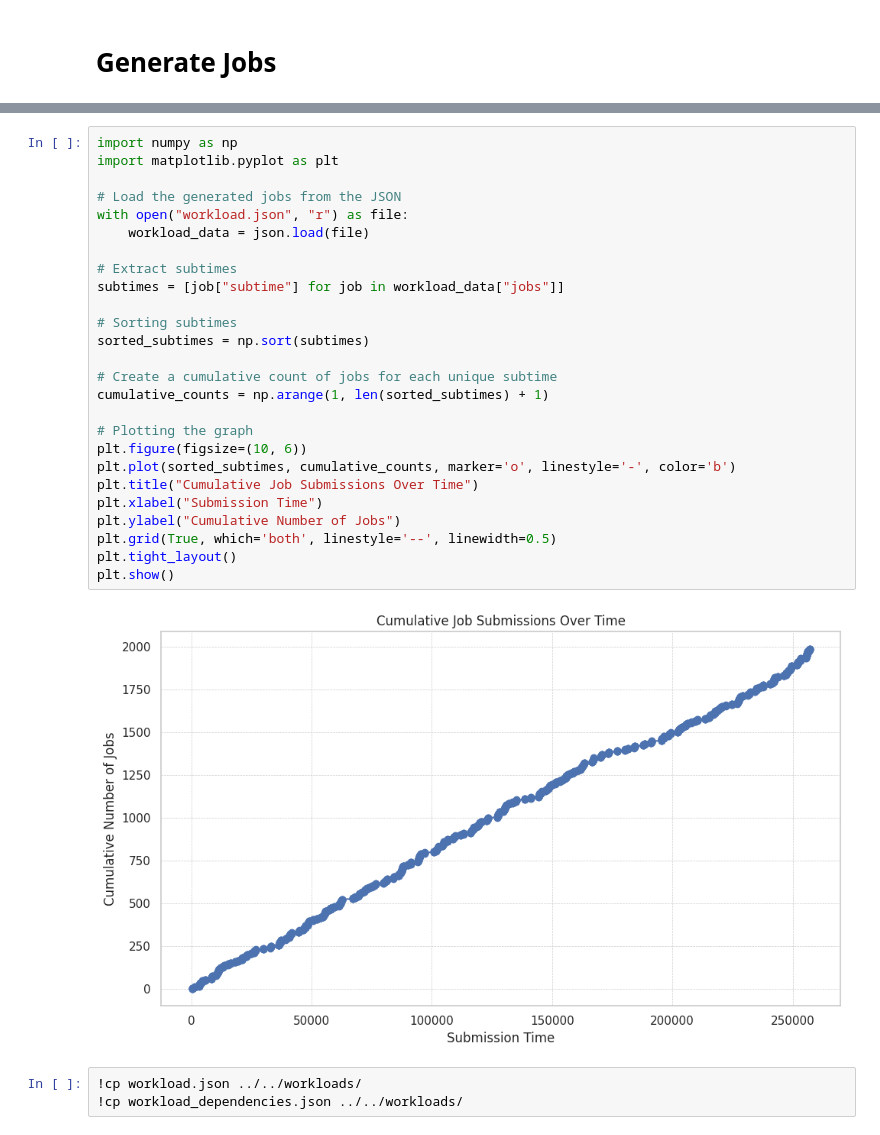
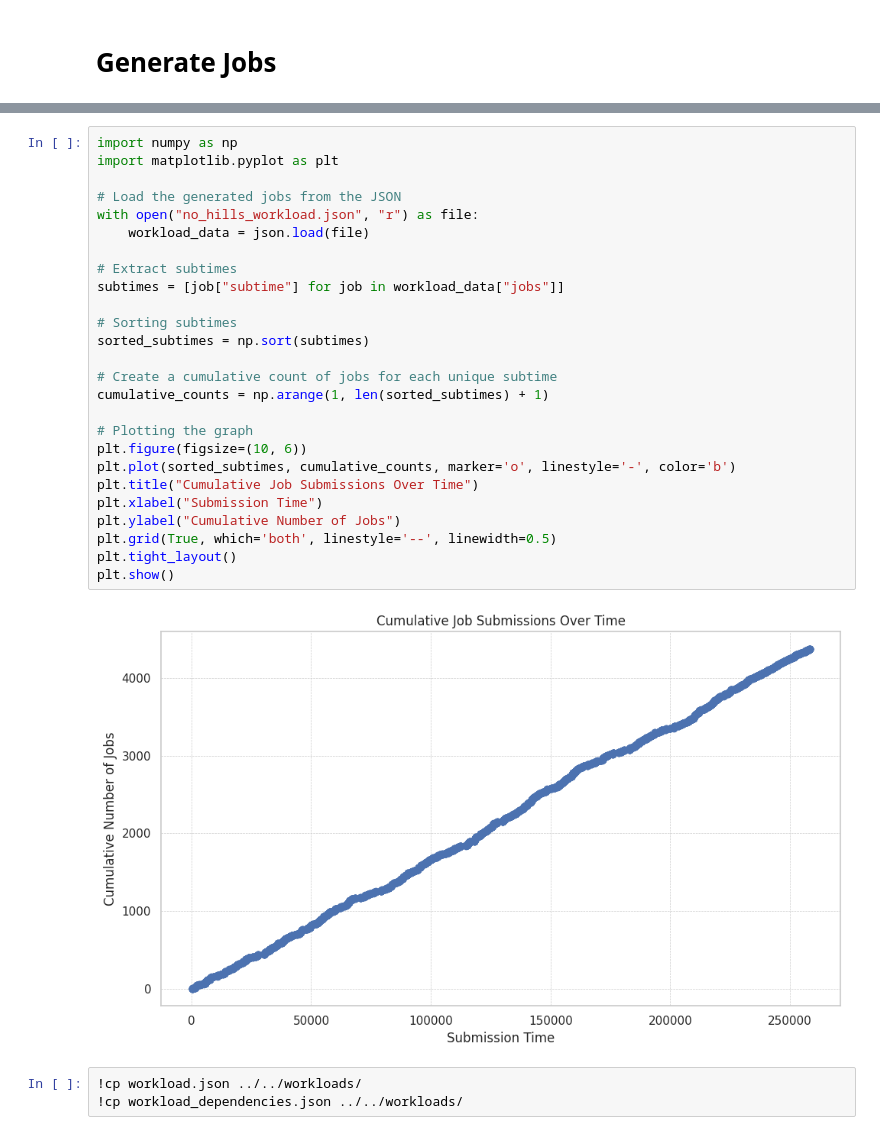
Before and after one commit to tanaxer01/bati-scheduler, a Jupyter notebook: workloads/generator/jobs_gen.ipynb, the cells around one changed output, grey strips where cells are left out. Drawn from its saved outputs; the diff is of its cells as text.

Commit message:
Workload stuff

```diff
--- a/workloads/generator/jobs_gen.ipynb
+++ b/workloads/generator/jobs_gen.ipynb
@@ -157,31 +238,31 @@ plot_jobs_per_hour('workload.json')
 # %%
 import numpy as np
 import matplotlib.pyplot as plt
 
 # Load the generated jobs from the JSON
-with open("workload.json", "r") as file:
+with open("no_hills_workload.json", "r") as file:
     workload_data = json.load(file)
 
 # Extract subtimes
 subtimes = [job["subtime"] for job in workload_data["jobs"]]
 
 # Sorting subtimes
 sorted_subtimes = np.sort(subtimes)
 
 # Create a cumulative count of jobs for each unique subtime
 cumulative_counts = np.arange(1, len(sorted_subtimes) + 1)
 
 # Plotting the graph
 plt.figure(figsize=(10, 6))
 plt.plot(sorted_subtimes, cumulative_counts, marker='o', linestyle='-', color='b')
 plt.title("Cumulative Job Submissions Over Time")
 plt.xlabel("Submission Time")
 plt.ylabel("Cumulative Number of Jobs")
 plt.grid(True, which='both', linestyle='--', linewidth=0.5)
 plt.tight_layout()
 plt.show()
 # %% [output]
-[figure, old version]
+[figure, new version]
 # %%
 !cp workload.json ../../workloads/
 !cp workload_dependencies.json ../../workloads/
```
Also changed, not shown: parts of 14 cells of this notebook, 26 other files.
